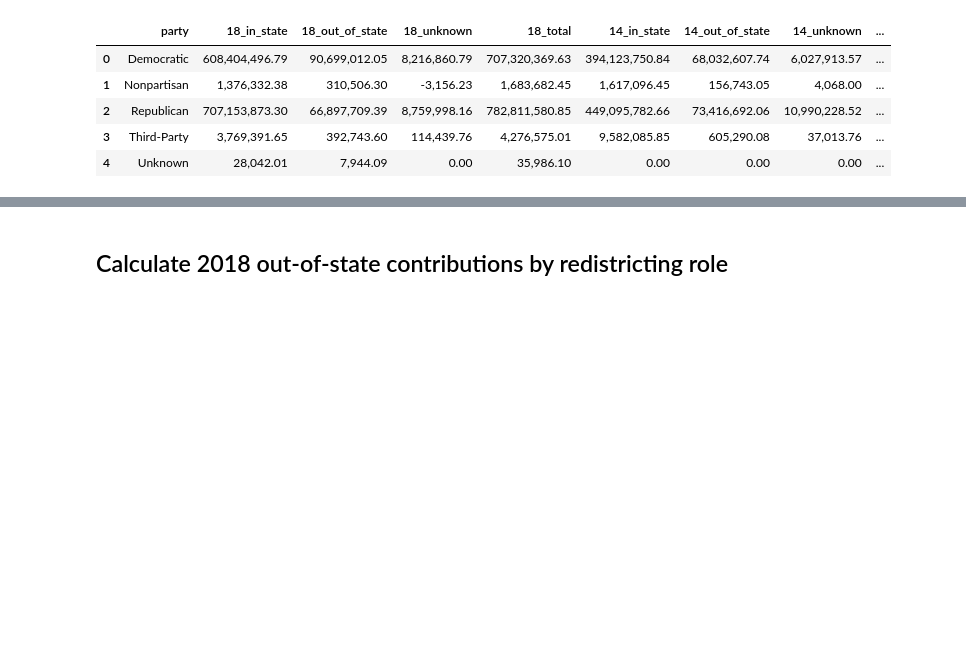
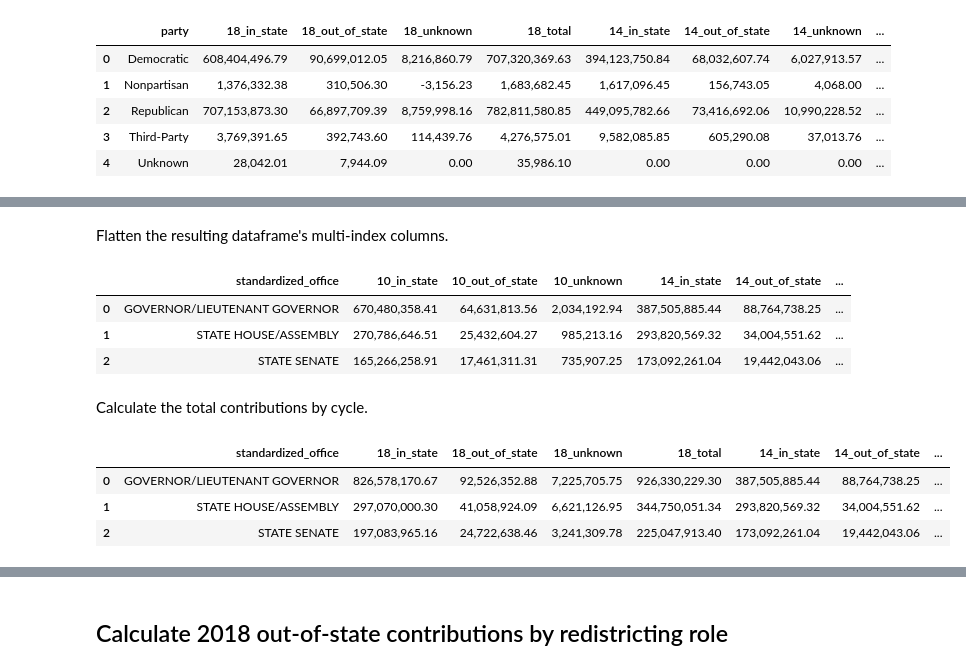
Before and after one commit to PublicI/out-of-state-contribs, a Jupyter notebook: national-analysis.ipynb, the cells around one changed output, grey strips where cells are left out. Drawn from its saved outputs; the diff is of its cells as text; code cells hidden in the pictures; blank space fills up the shorter version.

```diff
--- a/national-analysis.ipynb
+++ b/national-analysis.ipynb
@@ -166,0 +182,26 @@ See the caveats in the documentation: http://pandas.pydata.org/pandas-docs/stabl
+# %% [markdown]
+Flatten the resulting dataframe's multi-index columns.
+# %%
+contributions_by_office.columns = ["standardized_office", "10_in_state", "10_out_of_state", "10_unknown",
+                                  "14_in_state", "14_out_of_state", "14_unknown",
+                                  "18_in_state", "18_out_of_state", "18_unknown"
+                                  ]
+contributions_by_office
+# %% [output]
+|  | standardized_office | 10_in_state | 10_out_of_state | 10_unknown | 14_in_state | 14_out_of_state | ... |
+| 0 | GOVERNOR/LIEUTENANT GOVERNOR | 670,480,358.41 | 64,631,813.56 | 2,034,192.94 | 387,505,885.44 | 88,764,738.25 | ... |
+| 1 | STATE HOUSE/ASSEMBLY | 270,786,646.51 | 25,432,604.27 | 985,213.16 | 293,820,569.32 | 34,004,551.62 | ... |
+| 2 | STATE SENATE | 165,266,258.91 | 17,461,311.31 | 735,907.25 | 173,092,261.04 | 19,442,043.06 | ... |
+# %% [markdown]
+Calculate the total contributions by cycle.
+# %%
+contributions_by_office["18_total"] = contributions_by_office["18_in_state"] + contributions_by_office["18_out_of_state"] + contributions_by_office["18_unknown"]
+contributions_by_office["14_total"] = contributions_by_office["14_in_state"] + contributions_by_office["14_out_of_state"] + contributions_by_office["14_unknown"]
+contributions_by_office["10_total"] = contributions_by_office["10_in_state"] + contributions_by_office["10_out_of_state"] + contributions_by_office["10_unknown"]
+contributions_by_office = contributions_by_office[["standardized_office", "18_in_state", "18_out_of_state", "18_unknown", "18_total", "14_in_state", "14_out_of_state", "14_unknown", "14_total", "10_in_state", "10_out_of_state", "10_unknown", "10_total"]]
+contributions_by_office
+# %% [output]
+|  | standardized_office | 18_in_state | 18_out_of_state | 18_unknown | 18_total | 14_in_state | 14_out_of_state | ... |
+| 0 | GOVERNOR/LIEUTENANT GOVERNOR | 826,578,170.67 | 92,526,352.88 | 7,225,705.75 | 926,330,229.30 | 387,505,885.44 | 88,764,738.25 | ... |
+| 1 | STATE HOUSE/ASSEMBLY | 297,070,000.30 | 41,058,924.09 | 6,621,126.95 | 344,750,051.34 | 293,820,569.32 | 34,004,551.62 | ... |
+| 2 | STATE SENATE | 197,083,965.16 | 24,722,638.46 | 3,241,309.78 | 225,047,913.40 | 173,092,261.04 | 19,442,043.06 | ... |
```
Also changed, not shown: parts of 8 cells of this notebook.
